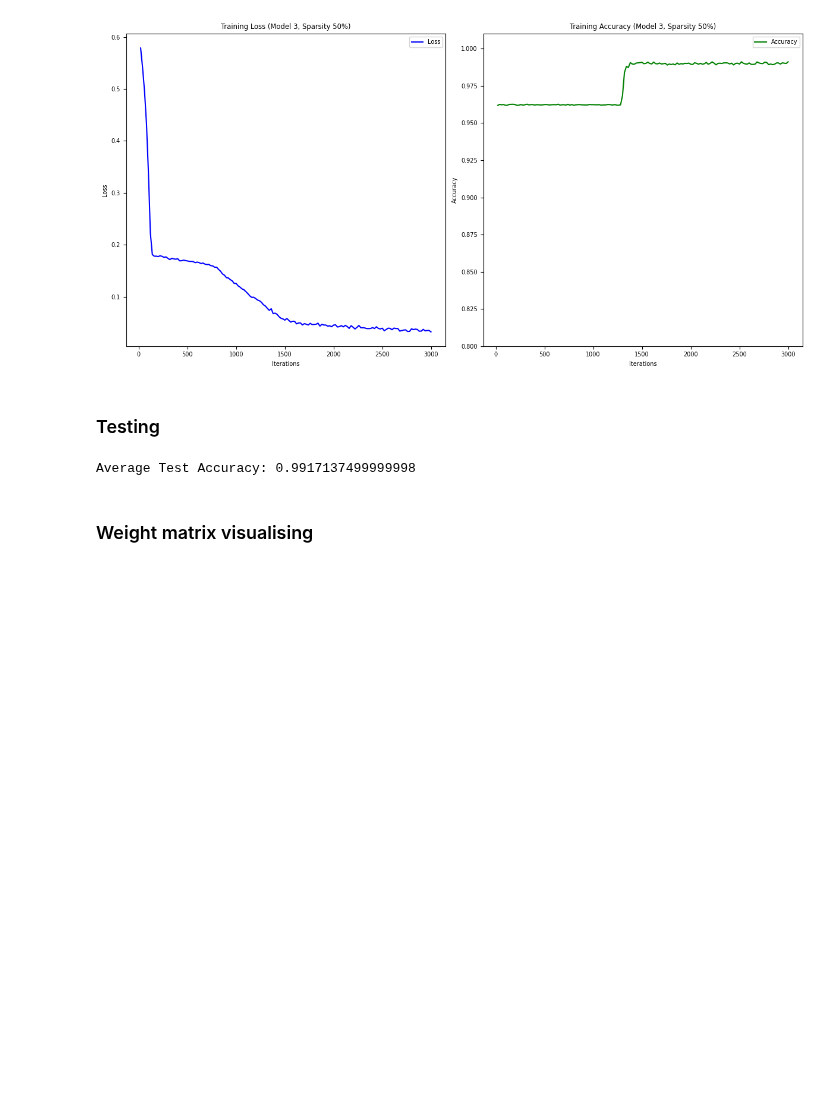
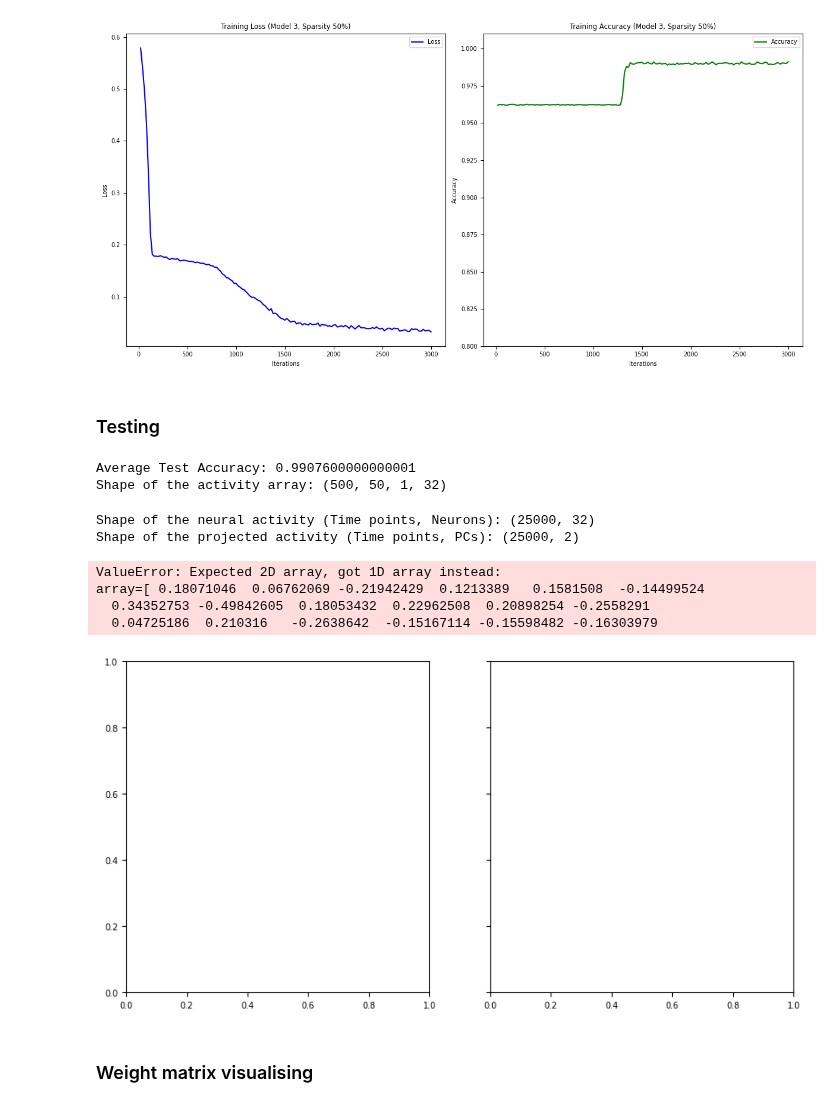
Before and after one commit to adampotton/Cognitive_AI_CW, a Jupyter notebook: Q2A_LSTM_BI_2.ipynb, the cells around one changed output. Saved outputs shown, nothing was run; the diff lists cells and outputs as text; code cells hidden in the pictures; blank space fills up the shorter version.

```diff
--- a/Q2A_LSTM_BI_2.ipynb
+++ b/Q2A_LSTM_BI_2.ipynb
@@ -243,27 +243,24 @@ plt.show()
 # %% [markdown]
 ### Testing
 # %%
-# Infer timing of environment for testing
 def infer_test_timing(env):
-    """Infer timing of environment for testing."""
     timing = {}
     for period in env.timing.keys():
         period_times = [env.sample_time(period) for _ in range(100)]
         timing[period] = np.median(period_times)
     return timing
 
-# Initialize dataset and environment
-dataset = ngym.Dataset(config['envid'], env_kwargs=config['env_kwargs'], batch_size=config['batch_size'], seq_len=config['seq_len'])  # Generate dataset
+dataset = ngym.Dataset(config['envid'], env_kwargs=config['env_kwargs'], batch_size=1, seq_len=config['seq_len'])  # Generate dataset
 env = dataset.env  # Reset environment
 env.reset(no_step=True)  # Reset without stepping
-env.timing = infer_test_timing(env)  # Infer the environment's timing
+env.timing = infer_test_timing(env)
 
-# Initialize performance and data storage
-perf = 0
-num_trial = 500  # Number of trials
-activity_dict = {}  # Store hidden state activity for each trial
-trial_infos = {}  # Store trial information for each trial
-test_accs = []  # Store accuracy for each trial
+
+perf = 0 # Initialize performance and data storage
+num_trial = 500
+activity_dict = {}
+trial_infos = {}
+test_accs = []
 
 for i in range(num_trial):
     env.new_trial()  # Start a new trial
@@ -271,40 +268,30 @@ for i in range(num_trial):
     test_inputs = torch.from_numpy(test_inputs).type(torch.float)  # Convert inputs to tensor
     test_labels = torch.from_numpy(test_labels.flatten()).type(torch.long)  # Convert labels to tensor
 
-    # Store trial information
-    trial_info = {'trial': i, 'correct': None, 'choice': None, 'test_loss': None, 'test_acc': None}
+    trial_info = {'trial': i, 'correct': None, 'choice': None, 'test_loss': None, 'test_acc': None} # Store trial information
 
     with torch.no_grad():
-        # Forward pass through the network
-        test_output, act = net(test_inputs)
+        test_output, act = net(test_inputs)  # Forward pass
         activity_dict[i] = act  # Store hidden state activity for each trial
 
-        # Since test_output is likely 2D, use np.argmax(action_pred[-1, :]) for prediction
         action_pred = test_output.detach().numpy()
         choice = np.argmax(action_pred[-1, :])  # Get the predicted action for the last timestep
         correct = choice == test_labels[-1].item()  # Compare with ground truth
 
-        # Compute loss
         criterion = nn.CrossEntropyLoss()
         test_loss = criterion(test_output.view(-1, test_output.size(-1)), test_labels)
 
-        # Store trial info
         trial_info.update({'correct': correct, 'choice': choice, 'test_loss': test_loss.item()})
         trial_infos[i] = trial_info
-
-        # Compute and store accuracy
-        # Ensure test_output and test_labels have the same shape for comparison
         test_output_flat = test_output.view(-1, test_output.size(-1))  # Flatten the output for comparison
         test_acc = (torch.argmax(test_output_flat, dim=1) == test_labels).sum().item() / test_labels.shape[0]
         test_accs.append(test_acc)
 
-# Output average performance
 print('Average Test Accuracy:', np.mean(test_accs))
-
-# Store all activity for analysis
 activity_array = np.array(list(activity_dict.values()))
 # %% [output]
-Average Test Accuracy: 0.9917137499999998
+Average Test Accuracy: 0.9907600000000001
+Shape of the activity array: (500, 50, 1, 32)
 # %%
 from sklearn.decomposition import PCA
 import numpy as np
@@ -319,42 +306,50 @@ num_trial = 500  # Number of trials to analyse
 plot_until_time = 70
 
 # Concatenate activity data across all trials for PCA
-activity = np.concatenate([activity_dict[i] for i in range(num_trial)], axis=0)
+activity = activity_array.reshape(-1, activity_array.shape[-1])
 print('Shape of the neural activity (Time points, Neurons):', activity.shape)
 
 # Initialize PCA and fit it on the activity data
-pca = 'todo' # Using 2 components for visualization
+pca = PCA(n_components=2)  # Using 2 components for visualization
 pca.fit(activity)
-activity_pc = 'TODO'  # Transform to lower dimensions (2D) - hint ".transform" could he helpful
+activity_pc = pca.transform(activity)  # Transform to lower dimensions (2D) - hint ".transform" could he helpful
 print('Shape of the projected activity (Time points, PCs):', activity_pc.shape)
 
 # Visualization
 fig, (ax1, ax2) = plt.subplots(1, 2, sharex=True, sharey=True, figsize=(10, 5))
 
 # Plot all trials in ax1 and fewer trials in ax2 for clarity
 for i in range(100):
     # Transform and plot each trial
     activity_pc = pca.transform(activity_dict[i])  # Project each trial's activity
 
     # Color by ground truth
     trial = trial_infos[i]
     color = 'red' if trial['ground_truth'] == 0 else 'blue'
 
     ax1.plot(activity_pc[:plot_until_time, 0], activity_pc[:plot_until_time, 1], 'o-', color=color)
     if i < 3:  # Fewer trials in ax2 for clear visualization
         ax2.plot(activity_pc[:plot_until_time, 0], activity_pc[:plot_until_time, 1], 'o-', color=color)
 
     # Indicate trial start with a different marker
     ax1.plot(activity_pc[0, 0], activity_pc[0, 1], '^', color='black')
 
 # Setting labels and titles for clarity
 ax1.set_title('100 Trials')
 ax2.set_title('3 Trials')
 ax1.set_xlabel('PC 1')
 ax1.set_ylabel('PC 2')
 
 plt.tight_layout()
 plt.show()
+# %% [output]
+Shape of the neural activity (Time points, Neurons): (25000, 32)
+Shape of the projected activity (Time points, PCs): (25000, 2)
+ValueError: Expected 2D array, got 1D array instead:
+array=[ 0.18071046  0.06762069 -0.21942429  0.1213389   0.1581508  -0.14499524
+  0.34352753 -0.49842605  0.18053432  0.22962508  0.20898254 -0.2558291
+  0.04725186  0.210316   -0.2638642  -0.15167114 -0.15598482 -0.16303979
+[figure, added]
 # %% [markdown]
 ### Weight matrix visualising
 # %%
```
